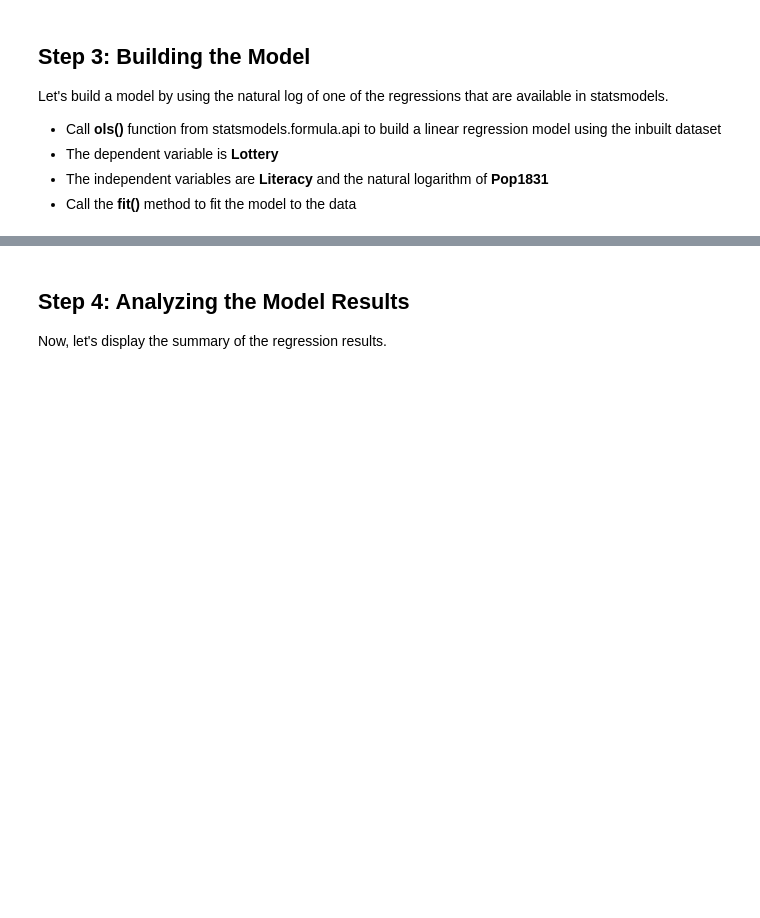
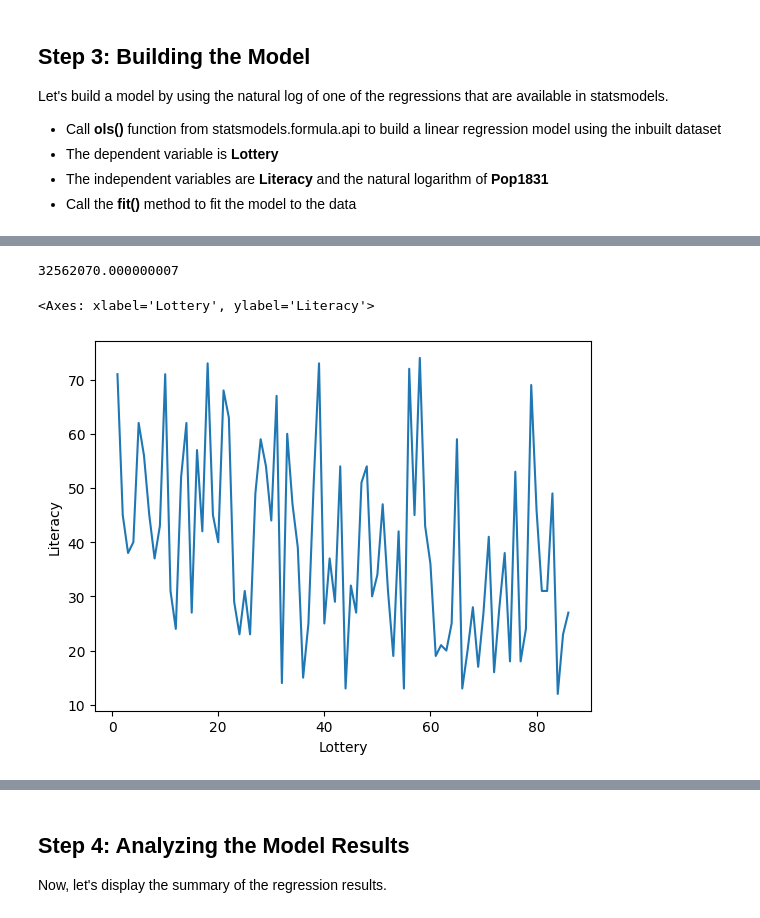
Before and after one commit to wongstein/teaching-notebooks, a Jupyter notebook: programming_notebooks/3.13_Introduction_to_Statsmodels_API_Part_A.ipynb, the cells around one changed output, grey strips where cells are left out. Cells and saved outputs as stored; diff of their text form; code cells hidden in the pictures; blank space fills up the shorter version.

```diff
--- a/programming_notebooks/3.13_Introduction_to_Statsmodels_API_Part_A.ipynb
+++ b/programming_notebooks/3.13_Introduction_to_Statsmodels_API_Part_A.ipynb
@@ -55,0 +115,5 @@ results = smf.ols('Lottery ~ Literacy + np.log(Pop1831)',data = data).fit()
+# %%
+# total population, maybe it's by 1000 (32 million people total)
+sum(data["Pop1831"]) * 1000
+# %% [output]
+32562070.000000007
@@ -55,0 +127,8 @@ results = smf.ols('Lottery ~ Literacy + np.log(Pop1831)',data = data).fit()
+# %%
+# Another way to do with documentation here
+## https://www.statsmodels.org/dev/generated/statsmodels.regression.linear_model.OLS.html
+import statsmodels.regression.linear_model as lin_model
+
+# create the np.log(population)
+data["log_pop"] = np.log(data["Pop1831"])
+results_refactor = lin_model.OLS(data["Lottery"], data.loc[:, ["Literacy", "log_pop"]]).fit()
@@ -55,0 +159,6 @@ results = smf.ols('Lottery ~ Literacy + np.log(Pop1831)',data = data).fit()
+# %%
+
+sns.lineplot(x=data['Lottery'], y=data["Literacy"])
+# %% [output]
+<Axes: xlabel='Lottery', ylabel='Literacy'>
+[figure, added]
```
Also changed, not shown: parts of 16 cells of this notebook, 2 other files.
